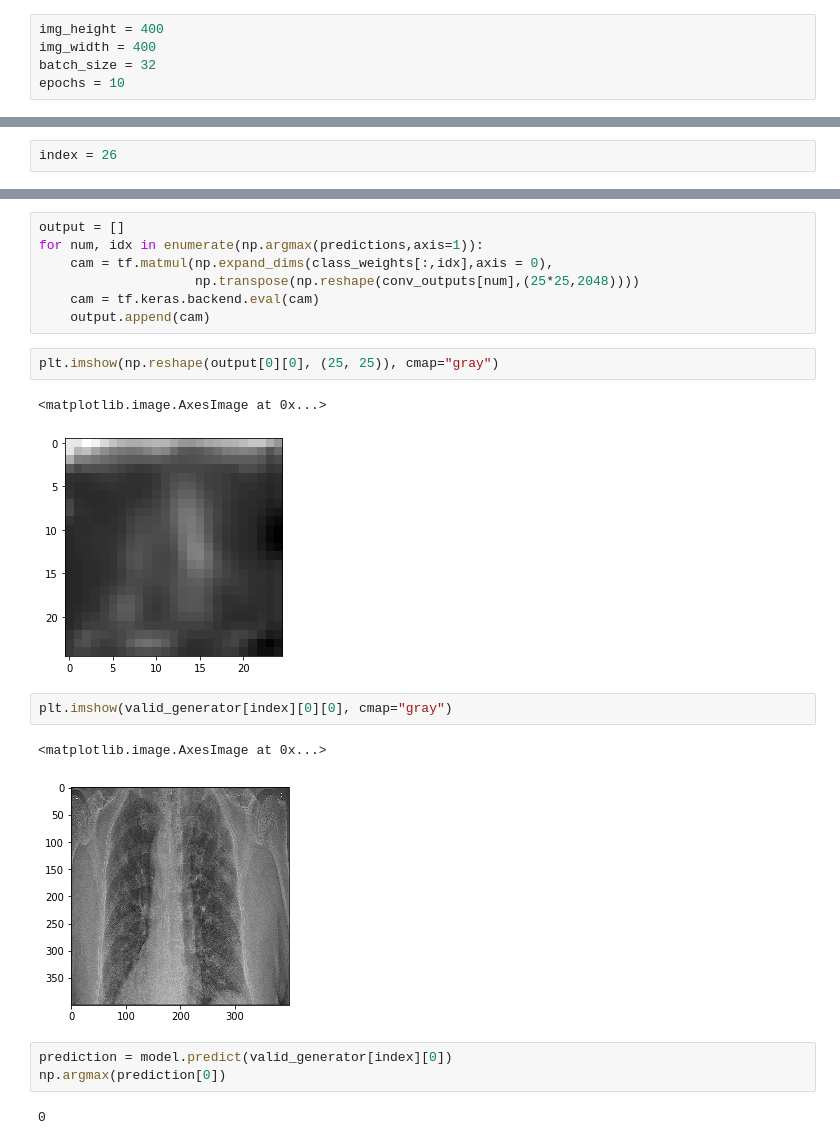
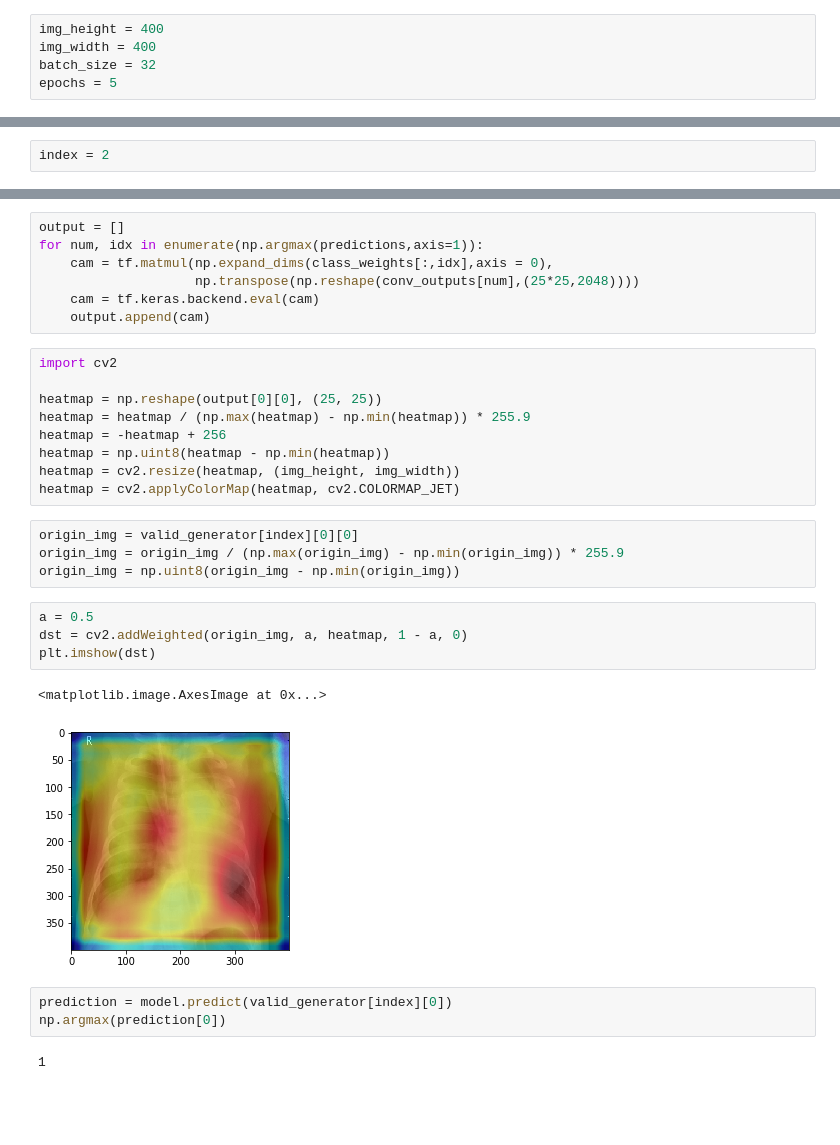
Before and after one commit to cho0h5/covid-xray2, a Jupyter notebook: train.ipynb, the cells around one changed output, grey strips where cells are left out. Drawn from its saved outputs; the diff is of its cells as text; blank space fills up the shorter version.

Commit message:
image combine

```diff
--- a/train.ipynb
+++ b/train.ipynb
@@ -13,7 +13,7 @@ import matplotlib.pyplot as plt
 img_height = 400
 img_width = 400
 batch_size = 32
-epochs = 10
+epochs = 5
 # %%
 datagen = ImageDataGenerator(rescale=1./255)
 
@@ -116,5 +106,5 @@ Epoch 10/10
 # %%
-index = 26
+index = 2
 # %%
 get_output = tf.keras.backend.function([model.layers[0].input],
                                        [model.layers[-3].output, model.layers[-1].output])
@@ -127,18 +117,28 @@ for num, idx in enumerate(np.argmax(predictions,axis=1)):
                     np.transpose(np.reshape(conv_outputs[num],(25*25,2048))))
     cam = tf.keras.backend.eval(cam)
     output.append(cam)
-# %%
-plt.imshow(np.reshape(output[0][0], (25, 25)), cmap="gray")
-# %% [output]
-<matplotlib.image.AxesImage at 0x...>
-[figure, removed]
-# %%
-plt.imshow(valid_generator[index][0][0], cmap="gray")
-# %% [output]
-<matplotlib.image.AxesImage at 0x...>
-[figure, removed]
+# %%
+import cv2
+
+heatmap = np.reshape(output[0][0], (25, 25))
+heatmap = heatmap / (np.max(heatmap) - np.min(heatmap)) * 255.9
+heatmap = -heatmap + 256
+heatmap = np.uint8(heatmap - np.min(heatmap))
+heatmap = cv2.resize(heatmap, (img_height, img_width))
+heatmap = cv2.applyColorMap(heatmap, cv2.COLORMAP_JET)
+# %%
+origin_img = valid_generator[index][0][0]
+origin_img = origin_img / (np.max(origin_img) - np.min(origin_img)) * 255.9
+origin_img = np.uint8(origin_img - np.min(origin_img))
+# %%
+a = 0.5
+dst = cv2.addWeighted(origin_img, a, heatmap, 1 - a, 0)
+plt.imshow(dst)
+# %% [output]
+<matplotlib.image.AxesImage at 0x...>
+[figure, added]
 # %%
 prediction = model.predict(valid_generator[index][0])
 np.argmax(prediction[0])
 # %% [output]
-0
+1
```
Also changed, not shown: parts of 2 cells of this notebook.
